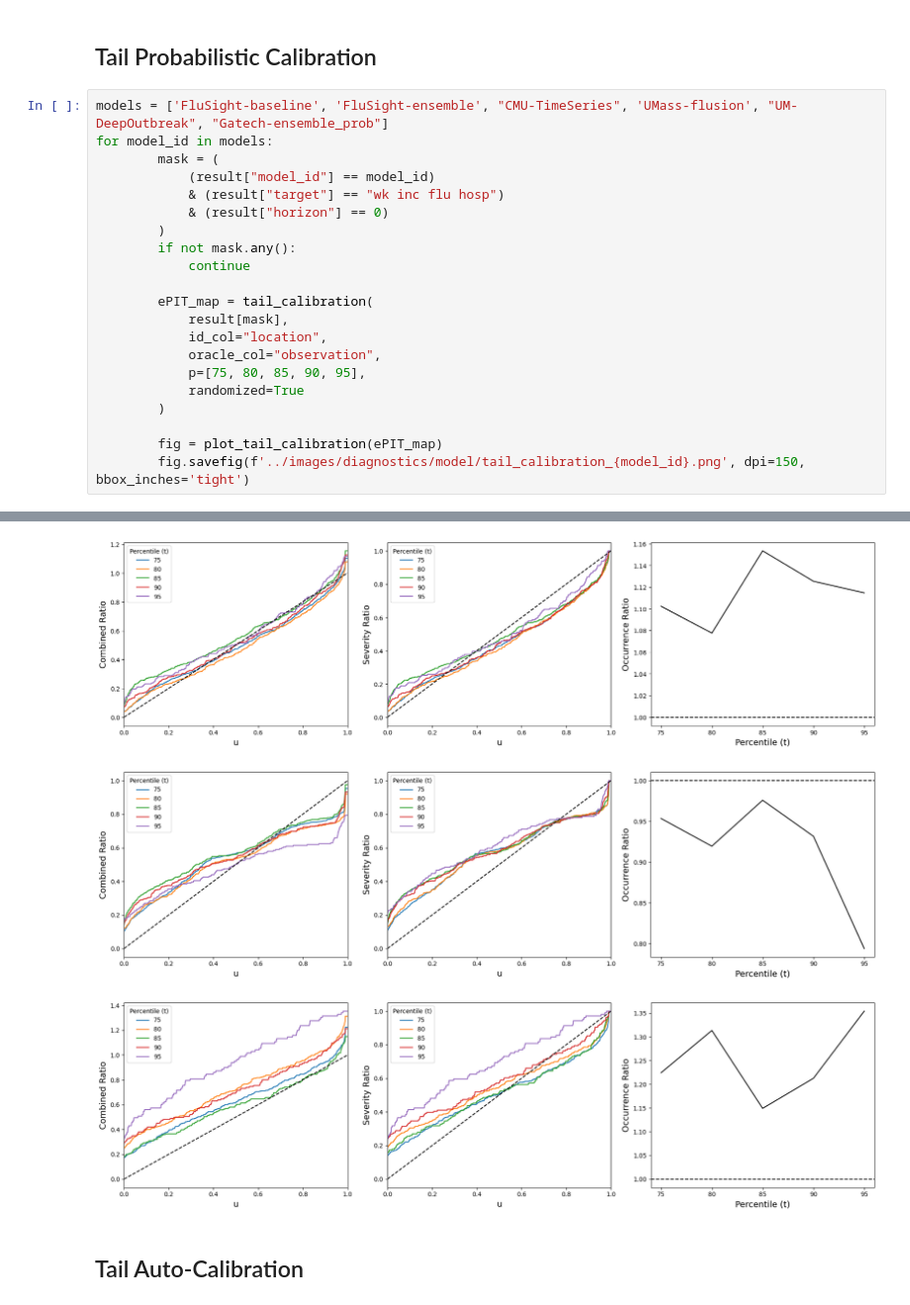
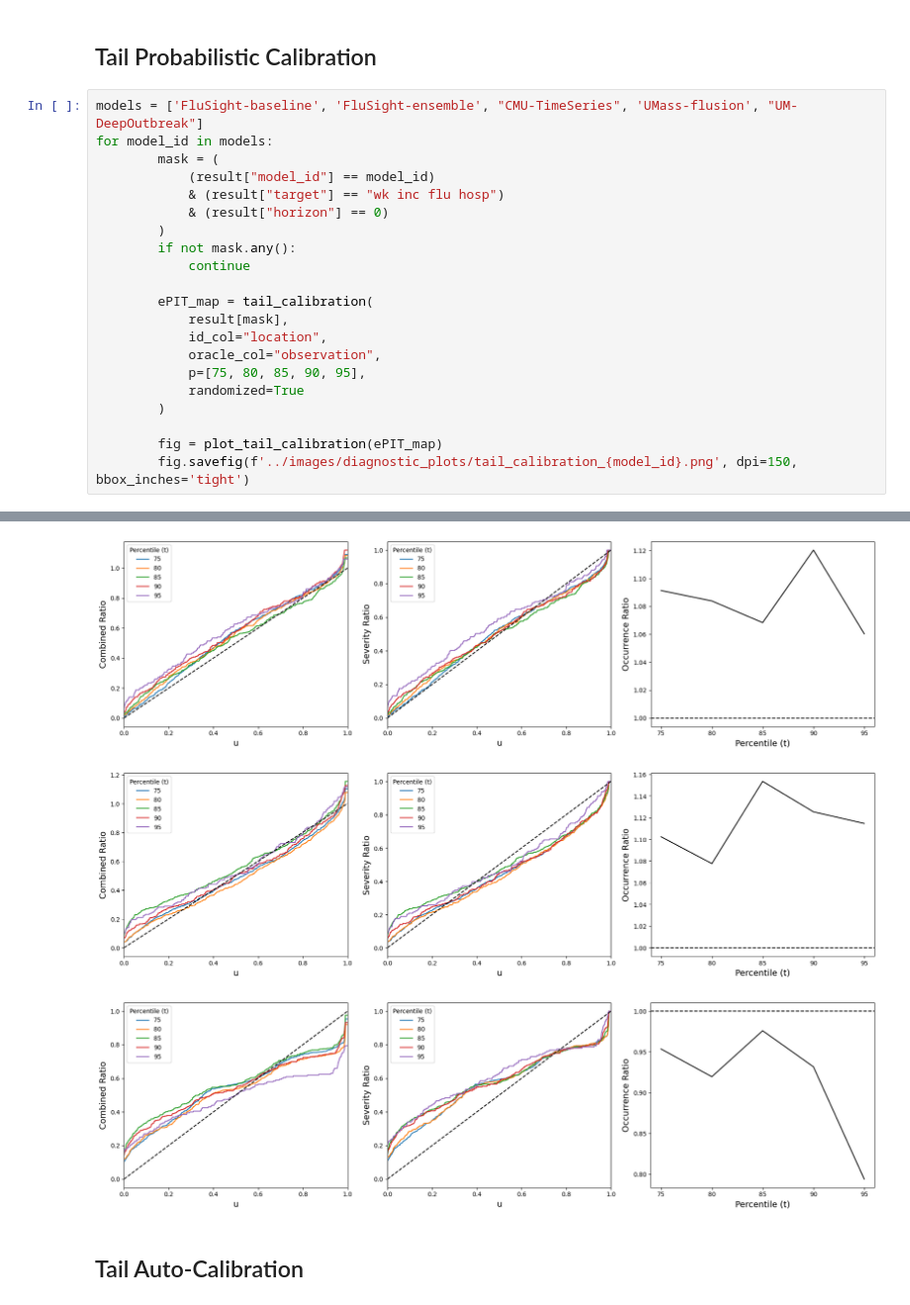
Before and after one commit to hanna-oui/tail-calibration, a Jupyter notebook: examples/tail_calibration.ipynb, the cells around one changed output, grey strips where cells are left out. Shown at 99% size. Drawn from its saved outputs; the diff is of its cells as text.

```diff
--- a/examples/tail_calibration.ipynb
+++ b/examples/tail_calibration.ipynb
@@ -40,32 +39,32 @@ Fetching FluSight data from S3...
 # %% [markdown]
 ## Tail Probabilistic Calibration
 # %%
-models = ['FluSight-baseline', 'FluSight-ensemble', "CMU-TimeSeries", 'UMass-flusion', "UM-DeepOutbreak", "Gatech-ensemble_prob"]
+models = ['FluSight-baseline', 'FluSight-ensemble', "CMU-TimeSeries", 'UMass-flusion', "UM-DeepOutbreak"]
 for model_id in models:
         mask = (
             (result["model_id"] == model_id)
             & (result["target"] == "wk inc flu hosp")
             & (result["horizon"] == 0)
         )
         if not mask.any():
             continue
 
         ePIT_map = tail_calibration(
             result[mask],
             id_col="location",
             oracle_col="observation",
             p=[75, 80, 85, 90, 95],
             randomized=True
         )
 
         fig = plot_tail_calibration(ePIT_map)
-        fig.savefig(f'../images/diagnostics/model/tail_calibration_{model_id}.png', dpi=150, bbox_inches='tight')
+        fig.savefig(f'../images/diagnostic_plots/tail_calibration_{model_id}.png', dpi=150, bbox_inches='tight')
 # %% [output]
 [figure]
 [figure]
-[figure, old version]
+[figure, new version]
-[figure, old version]
+[figure, new version]
-[figure, old version]
+[figure, new version]
 # %% [markdown]
 ## Tail Auto-Calibration
 # %%
```
Also changed, not shown: parts of 8 cells of this notebook, 48 other files.
